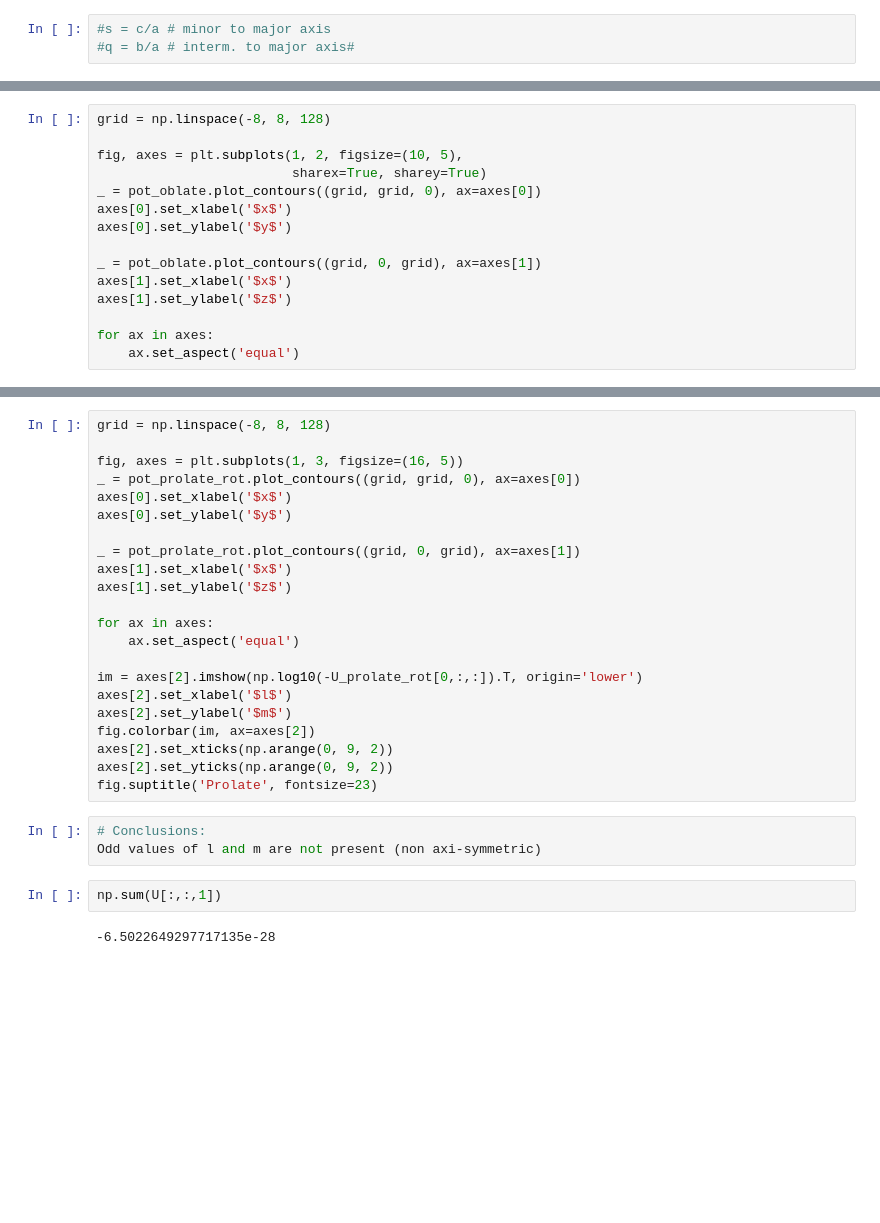
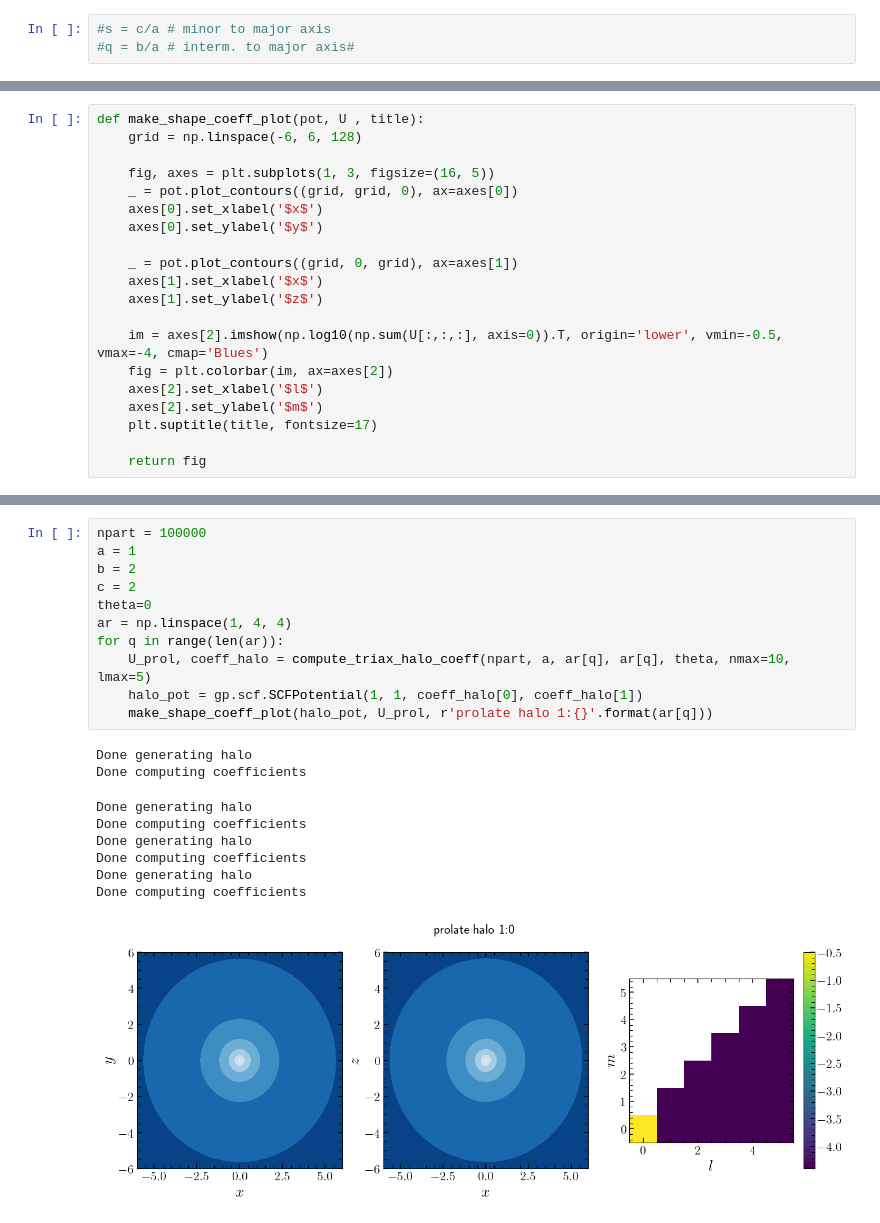
Before and after one commit to jngaravitoc/time-dependent-BFE, a Jupyter notebook: analysis/BFE_evolution/halo_shapes.ipynb, the cells around one changed output, grey strips where cells are left out. Saved outputs shown, nothing was run; the diff lists cells and outputs as text; blank space fills up the shorter version.

Commit message:
shapes of prolates and triaxial halos

```diff
--- a/analysis/BFE_evolution/halo_shapes.ipynb
+++ b/analysis/BFE_evolution/halo_shapes.ipynb
@@ -114,15 +95,20 @@ pot_oblate = gp.SCFPotential(m=1., r_s=1,
 # %%
-grid = np.linspace(-8, 8, 128)
+def make_shape_coeff_plot(pot, U , title):
+    grid = np.linspace(-6, 6, 128)
 
-fig, axes = plt.subplots(1, 2, figsize=(10, 5),
-                         sharex=True, sharey=True)
-_ = pot_oblate.plot_contours((grid, grid, 0), ax=axes[0])
-axes[0].set_xlabel('$x$')
-axes[0].set_ylabel('$y$')
+    fig, axes = plt.subplots(1, 3, figsize=(16, 5))
+    _ = pot.plot_contours((grid, grid, 0), ax=axes[0])
+    axes[0].set_xlabel('$x$')
+    axes[0].set_ylabel('$y$')
 
-_ = pot_oblate.plot_contours((grid, 0, grid), ax=axes[1])
-axes[1].set_xlabel('$x$')
-axes[1].set_ylabel('$z$')
+    _ = pot.plot_contours((grid, 0, grid), ax=axes[1])
+    axes[1].set_xlabel('$x$')
+    axes[1].set_ylabel('$z$')
 
-for ax in axes:
-    ax.set_aspect('equal')
+    im = axes[2].imshow(np.log10(np.sum(U[:,:,:], axis=0)).T, origin='lower', vmin=-0.5, vmax=-4, cmap='Blues')
+    fig = plt.colorbar(im, ax=axes[2])
+    axes[2].set_xlabel('$l$')
+    axes[2].set_ylabel('$m$')
+    plt.suptitle(title, fontsize=17)
+
+    return fig
@@ -202,29 +115,21 @@ Text(0.5, 0.98, 'Oblate')
-# %%
-grid = np.linspace(-8, 8, 128)
-
-fig, axes = plt.subplots(1, 3, figsize=(16, 5))
-_ = pot_prolate_rot.plot_contours((grid, grid, 0), ax=axes[0])
-axes[0].set_xlabel('$x$')
-axes[0].set_ylabel('$y$')
-
-_ = pot_prolate_rot.plot_contours((grid, 0, grid), ax=axes[1])
-axes[1].set_xlabel('$x$')
-axes[1].set_ylabel('$z$')
-
-for ax in axes:
-    ax.set_aspect('equal')
-
-im = axes[2].imshow(np.log10(-U_prolate_rot[0,:,:]).T, origin='lower')
-axes[2].set_xlabel('$l$')
-axes[2].set_ylabel('$m$')
-fig.colorbar(im, ax=axes[2])
-axes[2].set_xticks(np.arange(0, 9, 2))
-axes[2].set_yticks(np.arange(0, 9, 2))
-fig.suptitle('Prolate', fontsize=23)
-# %%
-# Conclusions:
-Odd values of l and m are not present (non axi-symmetric)
-# %%
-np.sum(U[:,:,1])
-# %% [output]
--6.5022649297717135e-28
+# %%
+npart = 100000
+a = 1
+b = 2
+c = 2
+theta=0
+ar = np.linspace(1, 4, 4)
+for q in range(len(ar)):
+    U_prol, coeff_halo = compute_triax_halo_coeff(npart, a, ar[q], ar[q], theta, nmax=10, lmax=5)
+    halo_pot = gp.scf.SCFPotential(1, 1, coeff_halo[0], coeff_halo[1])
+    make_shape_coeff_plot(halo_pot, U_prol, r'prolate halo 1:{}'.format(ar[q]))
+# %% [output]
+Done generating halo
+Done computing coefficients
+Done generating halo
+Done computing coefficients
+Done generating halo
+Done computing coefficients
+Done generating halo
+Done computing coefficients
+[figure, added]
```
Also changed, not shown: parts of 27 cells of this notebook.
